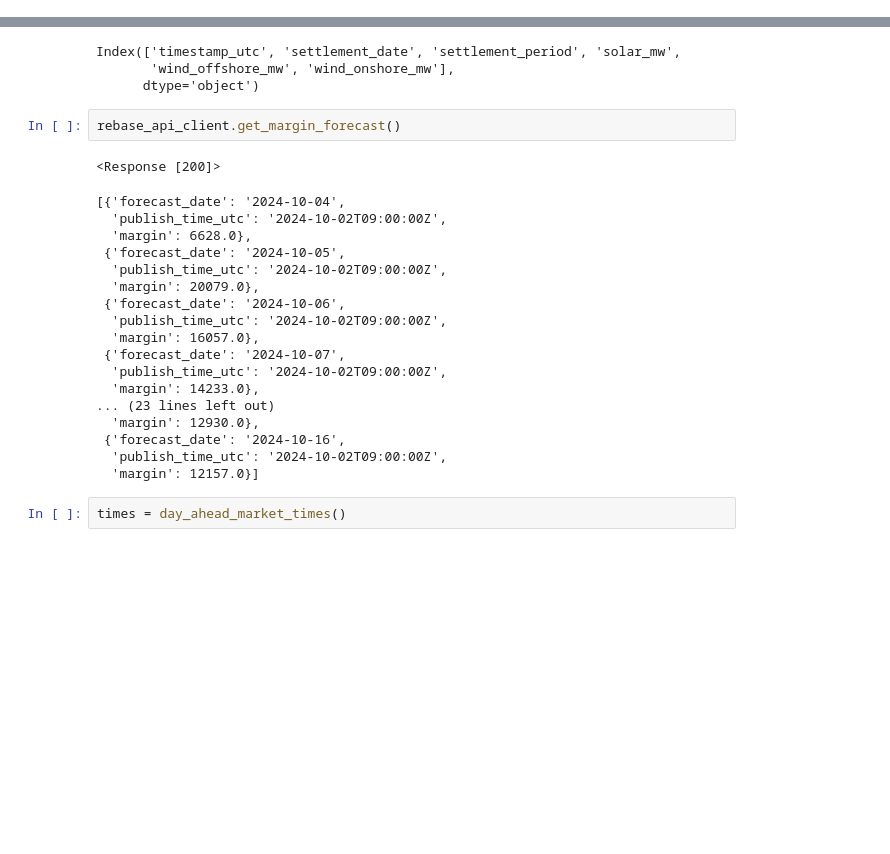
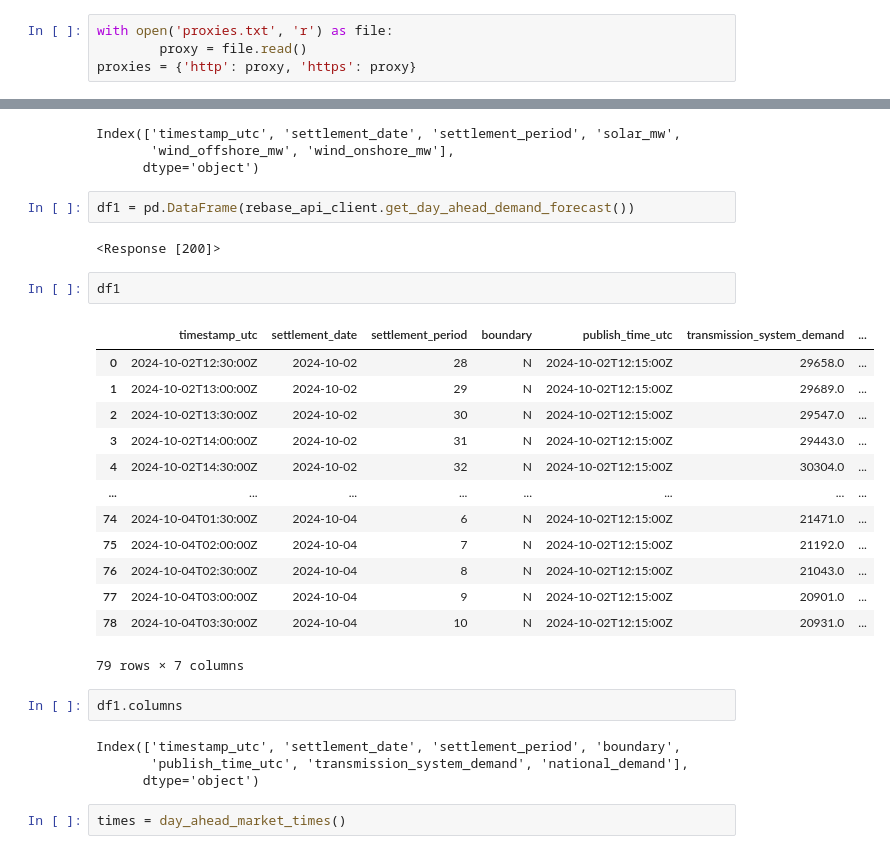
Before and after one commit to P-AEL/Energy_production_price_prediction, a Jupyter notebook: API_test.ipynb, the cells around one changed output, grey strips where cells are left out. Saved outputs shown, nothing was run; the diff lists cells and outputs as text; blank space fills up the shorter version.

```diff
--- a/API_test.ipynb
+++ b/API_test.ipynb
@@ -17,6 +17,10 @@ import pandas as pd
 import os
 from datetime import datetime, timedelta
 import pickle as pkl
+# %%
+with open('proxies.txt', 'r') as file:
+        proxy = file.read()
+proxies = {'http': proxy, 'https': proxy}
 # %%
 rebase_api_client = comp_utils.RebaseAPI(api_key = open("A-Team_key.txt").read(), proxy=proxies)
 # %%
@@ -331,27 +420,32 @@ rebase_api_client.get_solar_wind_forecast('2024-09-01').columns
 Index(['timestamp_utc', 'settlement_date', 'settlement_period', 'solar_mw',
        'wind_offshore_mw', 'wind_onshore_mw'],
       dtype='object')
-# %%
-rebase_api_client.get_margin_forecast()
-# %% [output]
-<Response [200]>
-[{'forecast_date': '2024-10-04',
-  'publish_time_utc': '2024-10-02T09:00:00Z',
-  'margin': 6628.0},
- {'forecast_date': '2024-10-05',
-  'publish_time_utc': '2024-10-02T09:00:00Z',
-  'margin': 20079.0},
- {'forecast_date': '2024-10-06',
-  'publish_time_utc': '2024-10-02T09:00:00Z',
-  'margin': 16057.0},
- {'forecast_date': '2024-10-07',
-  'publish_time_utc': '2024-10-02T09:00:00Z',
-  'margin': 14233.0},
-... (23 lines left out)
-  'margin': 12930.0},
- {'forecast_date': '2024-10-16',
-  'publish_time_utc': '2024-10-02T09:00:00Z',
-  'margin': 12157.0}]
+# %%
+df1 = pd.DataFrame(rebase_api_client.get_day_ahead_demand_forecast())
+# %% [output]
+<Response [200]>
+# %%
+df1
+# %% [output]
+|  | timestamp_utc | settlement_date | settlement_period | boundary | publish_time_utc | transmission_system_demand | ... |
+| 0 | 2024-10-02T12:30:00Z | 2024-10-02 | 28 | N | 2024-10-02T12:15:00Z | 29658.0 | ... |
+| 1 | 2024-10-02T13:00:00Z | 2024-10-02 | 29 | N | 2024-10-02T12:15:00Z | 29689.0 | ... |
+| 2 | 2024-10-02T13:30:00Z | 2024-10-02 | 30 | N | 2024-10-02T12:15:00Z | 29547.0 | ... |
+| 3 | 2024-10-02T14:00:00Z | 2024-10-02 | 31 | N | 2024-10-02T12:15:00Z | 29443.0 | ... |
+| 4 | 2024-10-02T14:30:00Z | 2024-10-02 | 32 | N | 2024-10-02T12:15:00Z | 30304.0 | ... |
+| ... | ... | ... | ... | ... | ... | ... | ... |
+| 74 | 2024-10-04T01:30:00Z | 2024-10-04 | 6 | N | 2024-10-02T12:15:00Z | 21471.0 | ... |
+| 75 | 2024-10-04T02:00:00Z | 2024-10-04 | 7 | N | 2024-10-02T12:15:00Z | 21192.0 | ... |
+| 76 | 2024-10-04T02:30:00Z | 2024-10-04 | 8 | N | 2024-10-02T12:15:00Z | 21043.0 | ... |
+| 77 | 2024-10-04T03:00:00Z | 2024-10-04 | 9 | N | 2024-10-02T12:15:00Z | 20901.0 | ... |
+| 78 | 2024-10-04T03:30:00Z | 2024-10-04 | 10 | N | 2024-10-02T12:15:00Z | 20931.0 | ... |
+79 rows × 7 columns
+# %%
+df1.columns
+# %% [output]
+Index(['timestamp_utc', 'settlement_date', 'settlement_period', 'boundary',
+       'publish_time_utc', 'transmission_system_demand', 'national_demand'],
+      dtype='object')
 # %%
 times = day_ahead_market_times()
 # %%
```
Also changed, not shown: parts of 10 cells of this notebook, 9 other files.
